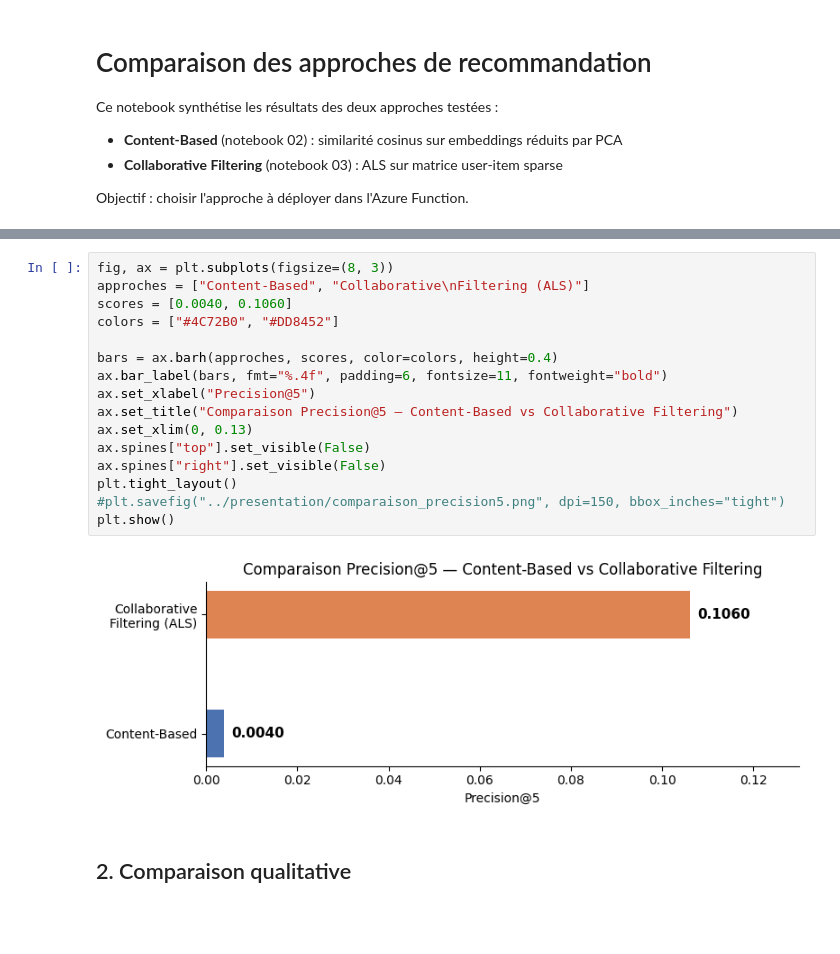
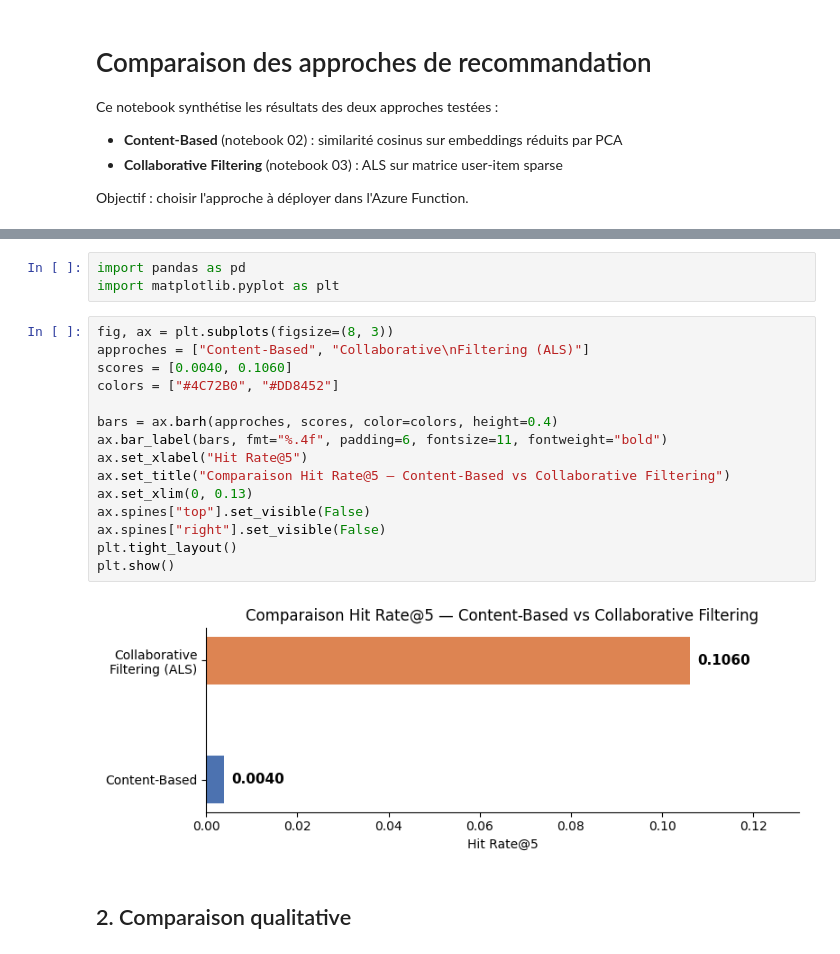
Before and after one commit to Oxelie/P10_MyContent_recommandation, a Jupyter notebook: notebooks/04_comparaison.ipynb, the cells around one changed output, grey strips where cells are left out. Saved outputs shown, nothing was run; the diff lists cells and outputs as text; blank space fills up the shorter version.

Commit message:
correction Hit Rate@5 dans notebook 04 + maj PDF + mise à jour contenu présentation

```diff
--- a/notebooks/04_comparaison.ipynb
+++ b/notebooks/04_comparaison.ipynb
@@ -36,21 +11,23 @@ Collaborative Filtering        0.106         ~355 min
+# %%
+import pandas as pd
+import matplotlib.pyplot as plt
 # %%
 fig, ax = plt.subplots(figsize=(8, 3))
 approches = ["Content-Based", "Collaborative\nFiltering (ALS)"]
 scores = [0.0040, 0.1060]
 colors = ["#4C72B0", "#DD8452"]
 
 bars = ax.barh(approches, scores, color=colors, height=0.4)
 ax.bar_label(bars, fmt="%.4f", padding=6, fontsize=11, fontweight="bold")
-ax.set_xlabel("Precision@5")
-ax.set_title("Comparaison Precision@5 — Content-Based vs Collaborative Filtering")
+ax.set_xlabel("Hit Rate@5")
+ax.set_title("Comparaison Hit Rate@5 — Content-Based vs Collaborative Filtering")
 ax.set_xlim(0, 0.13)
 ax.spines["top"].set_visible(False)
 ax.spines["right"].set_visible(False)
 plt.tight_layout()
-#plt.savefig("../presentation/comparaison_precision5.png", dpi=150, bbox_inches="tight")
 plt.show()
 # %% [output]
-[figure, old version]
+[figure, new version]
 # %% [markdown]
 ## 2. Comparaison qualitative
 # %%
```
Also changed, not shown: parts of 5 cells of this notebook, 2 other files.
